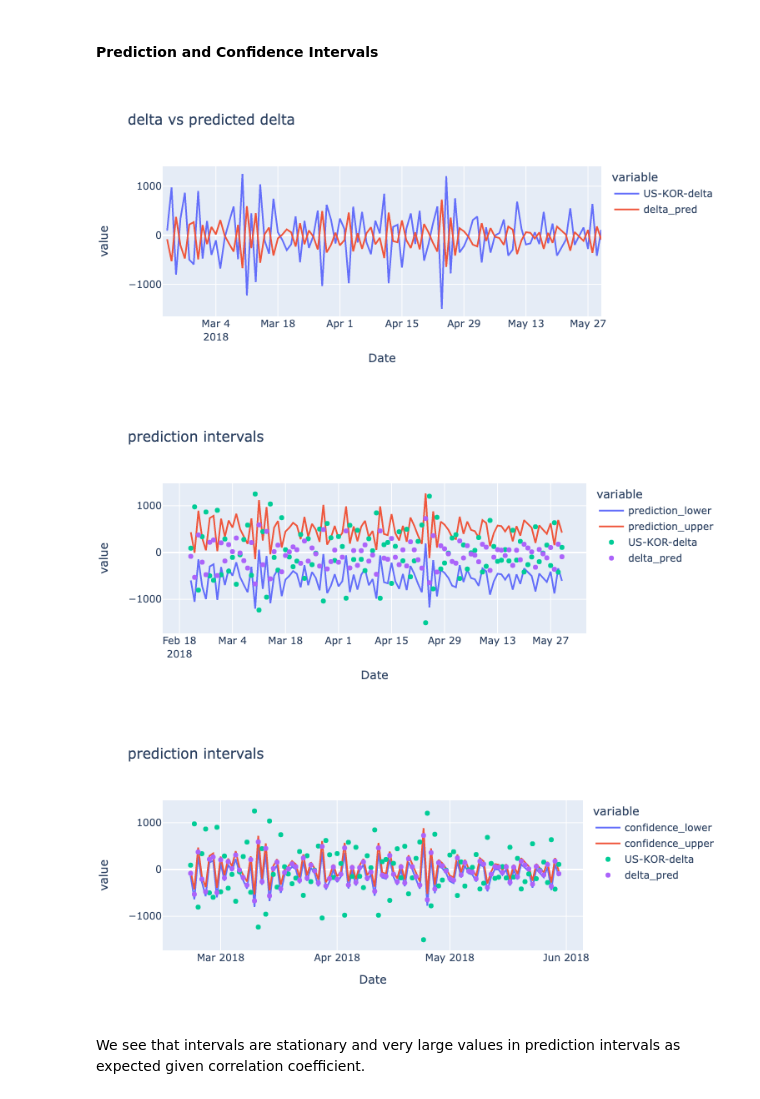
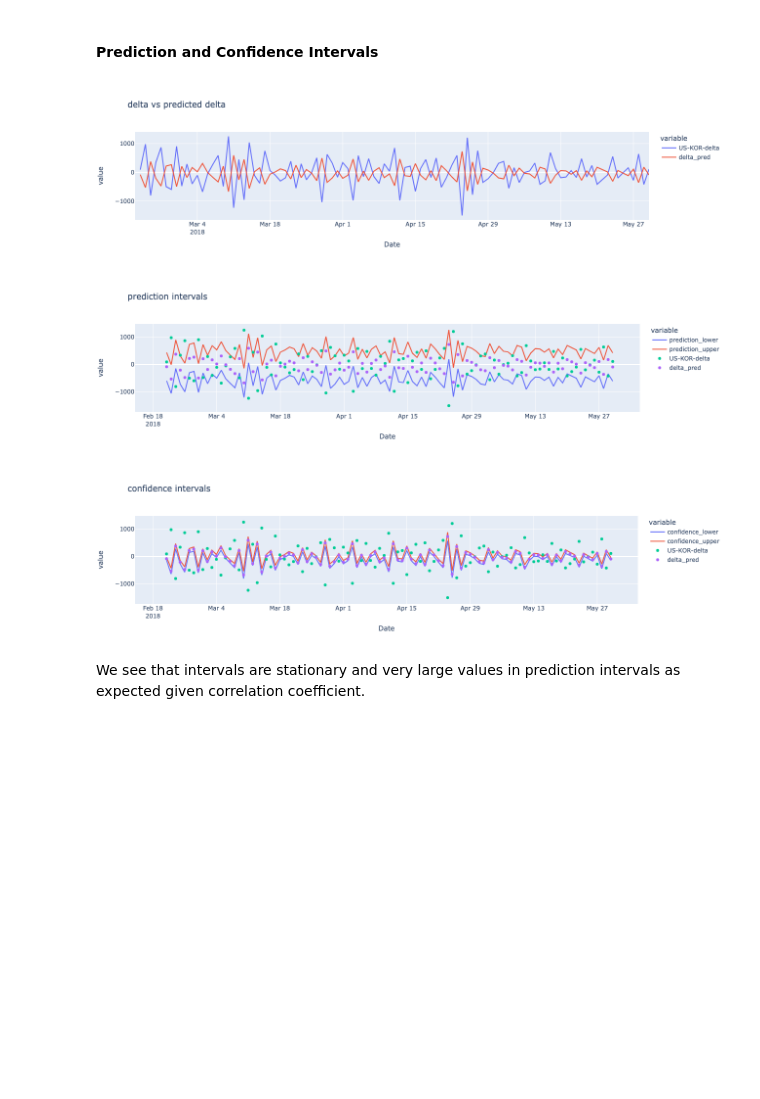
Before and after one commit to ptzhi/defi-primitives, a Jupyter notebook: notebooks/kimchi-premium/kimchi-premium.ipynb, the cells around one changed output. Saved outputs shown, nothing was run; the diff lists cells and outputs as text; code cells hidden in the pictures; blank space fills up the shorter version.

```diff
--- a/notebooks/kimchi-premium/kimchi-premium.ipynb
+++ b/notebooks/kimchi-premium/kimchi-premium.ipynb
@@ -203,9 +203,9 @@ def linearRegression(df, samples):
     model = sm.OLS(y, X_pred)
     results = model.fit()
     # print(results.summary())
-    return training_df, y, X, results
+    return y, X, results
 # %%
-train_df, train_y, train_X, results = linearRegression(kimchi_df, 100)
+train_y, train_X, results = linearRegression(kimchi_df, 100)
 print(results.summary())
 # %% [output]
                             OLS Regression Results
@@ -287,37 +287,37 @@ fig = px.line(
         # 'confidence_upper',
         'prediction_lower',
         'prediction_upper'
     ],
     title='prediction intervals'
 )
 fig.add_scatter(
     x=resid_df.index,
     y=resid_df['US-KOR-delta'], mode='markers', name='US-KOR-delta')
 fig.add_scatter(
     x=resid_df.index,
     y=resid_df['delta_pred'], mode='markers',name='delta_pred')
 fig.show()
 
 fig = px.line(
     resid_df,
     x=resid_df.index,
     y=[
         'confidence_lower',
         'confidence_upper',
     ],
-    title='prediction intervals'
+    title='confidence intervals'
 )
 fig.add_scatter(
     x=resid_df.index,
     y=resid_df['US-KOR-delta'], mode='markers', name='US-KOR-delta')
 fig.add_scatter(
     x=resid_df.index,
     y=resid_df['delta_pred'], mode='markers',name='delta_pred')
 fig.show()
 # %% [output]
-[figure, old version]
+[figure, new version]
-[figure, old version]
+[figure, new version]
-[figure, old version]
+[figure, new version]
 # %% [markdown]
 We see that intervals are stationary and very large values in prediction intervals as expected given correlation coefficient.
 # %%
```
Also changed, not shown: parts of 15 cells of this notebook.
